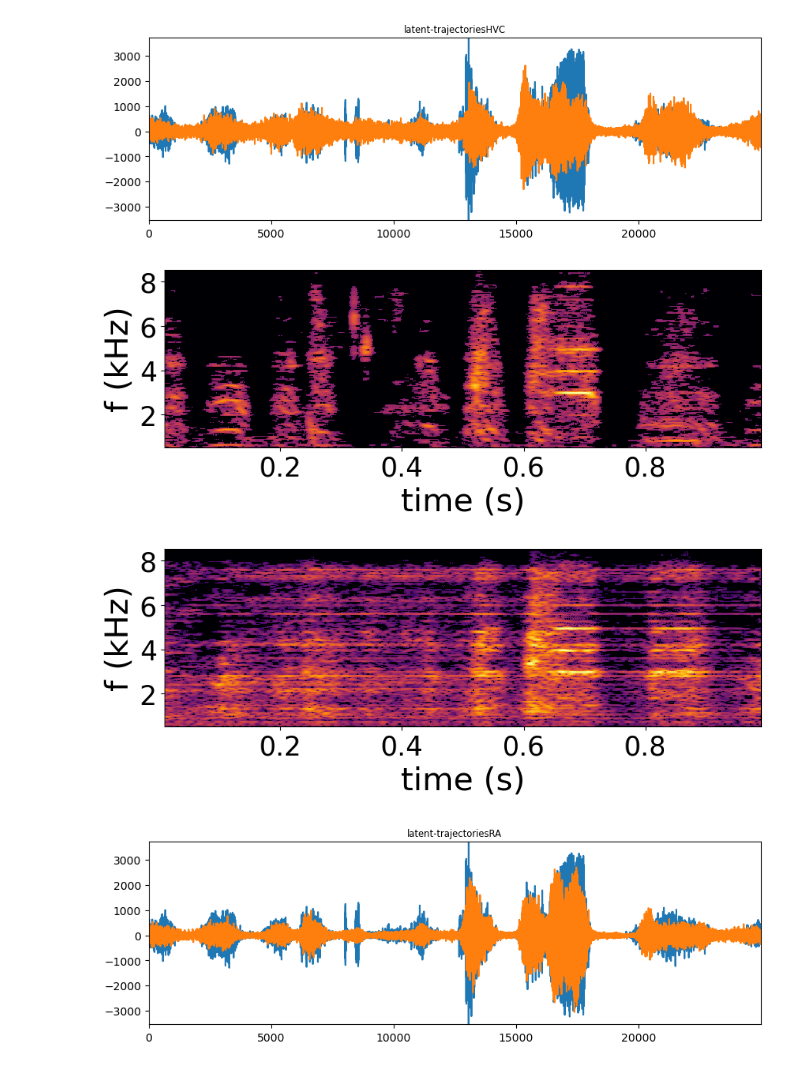
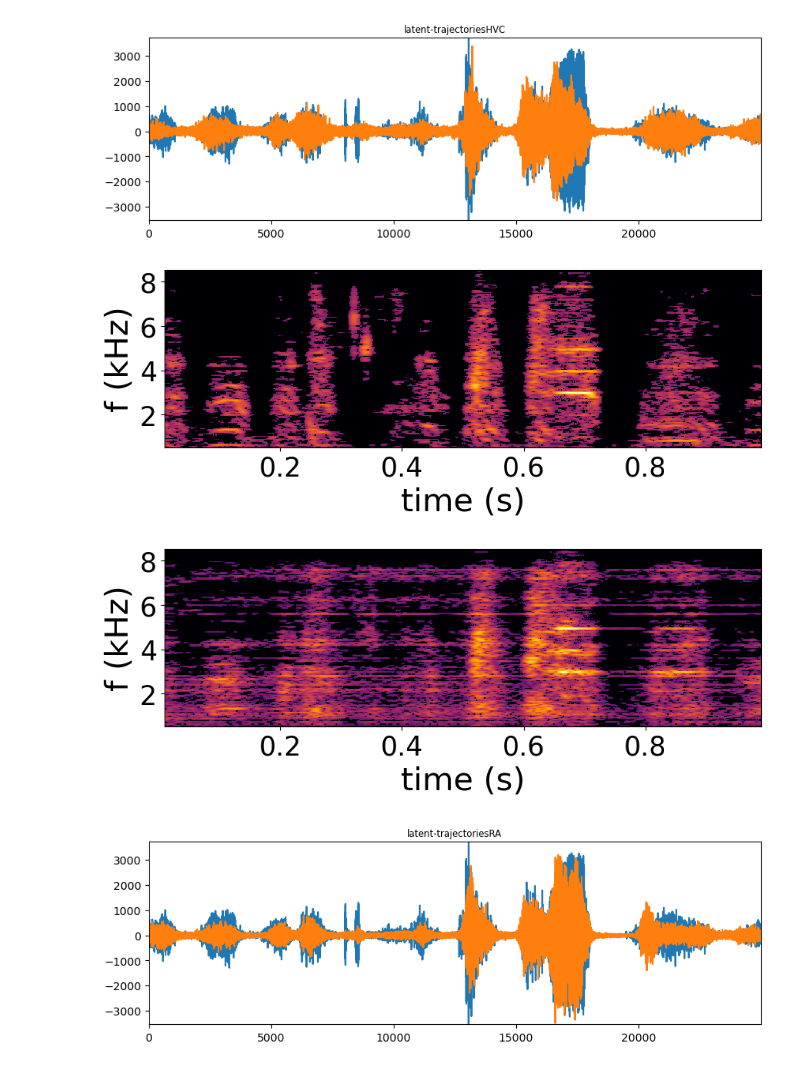
Before and after one commit to pabloslash/EnSongdec, a Jupyter notebook: notebooks/multi-model-comparison.ipynb, the cells around one changed output. Saved outputs shown, nothing was run; the diff lists cells and outputs as text; code cells hidden in the pictures.

```diff
--- a/notebooks/multi-model-comparison.ipynb
+++ b/notebooks/multi-model-comparison.ipynb
@@ -24,0 +37,24 @@ exec(open('/home/jovyan/pablo_tostado/bird_song/decoding_paper_analysis/utils/al
+# %%
+# Load models CSV info file
+info_path = os.path.join(models_checkpoints_dir, 'models_info.csv')
+
+# Check if the file exists and
+if os.path.isfile(info_path):
+    df_models = pd.read_csv(info_path)
+
+df_models['tot_val_err'] = df_models['tot_val_err'].apply(ast.literal_eval)
+df_models['tot_train_err'] = df_models['tot_train_err'].apply(ast.literal_eval)
+# %%
+projects = {
+    '1': ['z_w12m7_20', 'ra', 'RAW'],
+    '2': ['z_r12r13_21', 'ra', 'RAW'],
+    '3': ['z_w12m7_20', 'hvc', 'RAW'],
+    '4': ['z_r12r13_21', 'hvc', 'RAW'],
+    '5': ['z_w12m7_20', 'ra', 'TRAJECTORIES'],
+    '6': ['z_r12r13_21', 'ra', 'TRAJECTORIES'],
+    '7': ['z_w12m7_20', 'hvc', 'TRAJECTORIES'],
+    '8': ['z_r12r13_21', 'hvc', 'TRAJECTORIES']
+}
+
+for k, v in projects.items():
+    print(k, v)
@@ -350,17 +475,18 @@ warnings.filterwarnings("ignore")
 bird = 'z_r12r13_21'
 models_dict = {
     'raw-spiketrains': {
-        'HVC': '/home/jovyan/pablo_tostado/bird_song/decoding_paper_analysis/models_checkpoints/ffnn_model_hvc_all_RAW_z_r12r13_21_20240328_185716_config2.pt',
-        'RA': '/home/jovyan/pablo_tostado/bird_song/decoding_paper_analysis/models_checkpoints/ffnn_model_ra_all_RAW_z_r12r13_21_20240328_185716_config1.pt'
+        'HVC': '030450',
+        'RA': '031754'
     },
 
     'latent-trajectories': {
-        'HVC': '/home/jovyan/pablo_tostado/bird_song/decoding_paper_analysis/models_checkpoints/ffnn_model_hvc_all_TRAJECTORIES_z_r12r13_21_20240328_191239_config2.pt',
-        'RA': '/home/jovyan/pablo_tostado/bird_song/decoding_paper_analysis/models_checkpoints/ffnn_model_ra_all_TRAJECTORIES_z_r12r13_21_20240328_191239_config1.pt'
+        'HVC': '031418',
+        'RA': '031507'
     }
 }
 
 
+models_checkpoints_dir = '/home/jovyan/pablo_tostado/bird_song/enSongDec/models_checkpoints/'
 column_names = ['model_name', 'nucleus', 'model', 'Spectrogram reconstruction error']
 decoding_accuracy_df = pd.DataFrame(columns=column_names)
 
@@ -368,7 +494,11 @@ for model_type in models_dict:
     for nucleus in models_dict[model_type]:
 
         # Load model
-        model_filename = models_dict[model_type][nucleus]
+        model_timestamp = models_dict[model_type][nucleus]
+        model_extension = '.pt'
+        model_files = [file for file in os.listdir(models_checkpoints_dir) if file.endswith(model_extension)]
+        model_filename = next((file for file in model_files if model_timestamp in file), None)
+
         print('Loading model: ', model_filename)
         ffnn_model, test_dataset, test_loader, fs_audio, encodec_model, scales = load_model_statedict(models_checkpoints_dir, model_filename)
 
@@ -422,5 +552,5 @@ Test samples:  1320
-[figure, old version]
+[figure, new version]
 [figure]
-[figure, old version]
+[figure, new version]
-[figure, old version]
+[figure, new version]
 [figure]
```
Also changed, not shown: parts of 18 cells of this notebook, 2 other files.
